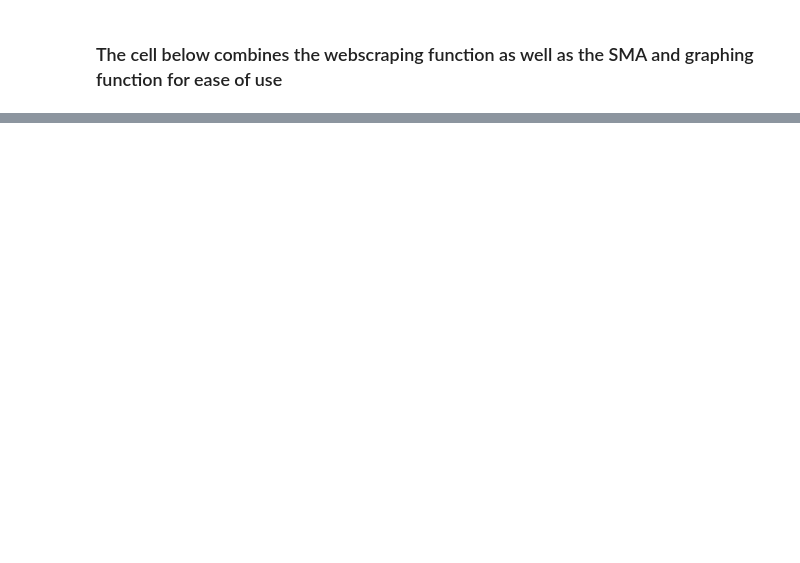
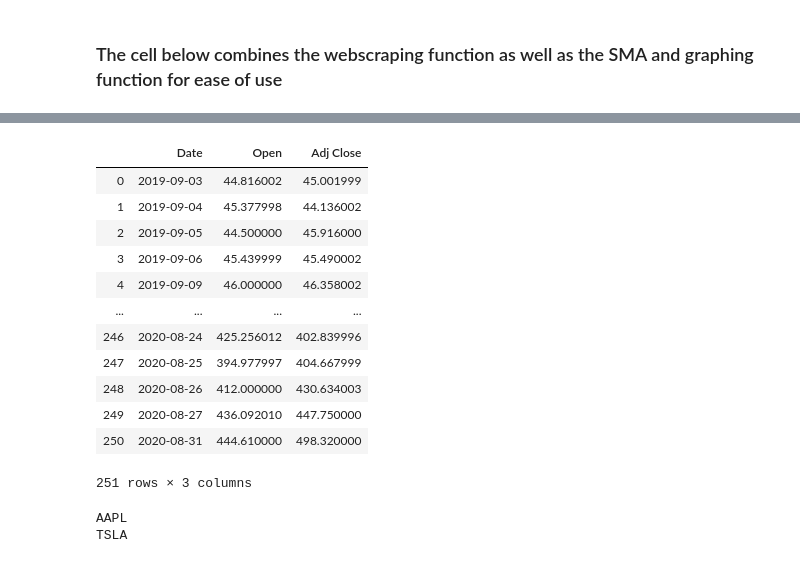
Before and after one commit to joseh4/Stock_market_monitoring, a Jupyter notebook: Creating_automated_chart.ipynb, the cells around one changed output, grey strips where cells are left out. Cells and saved outputs as stored; diff of their text form; code cells hidden in the pictures; blank space fills up the shorter version.

```diff
--- a/Creating_automated_chart.ipynb
+++ b/Creating_automated_chart.ipynb
@@ -283,0 +389,16 @@ pd.read_csv('AAPL.csv')
+# %%
+pd.read_csv('TSLA.csv')
+# %% [output]
+|  | Date | Open | Adj Close |
+| 0 | 2019-09-03 | 44.816002 | 45.001999 |
+| 1 | 2019-09-04 | 45.377998 | 44.136002 |
+| 2 | 2019-09-05 | 44.500000 | 45.916000 |
+| 3 | 2019-09-06 | 45.439999 | 45.490002 |
+| 4 | 2019-09-09 | 46.000000 | 46.358002 |
+| ... | ... | ... | ... |
+| 246 | 2020-08-24 | 425.256012 | 402.839996 |
+| 247 | 2020-08-25 | 394.977997 | 404.667999 |
+| 248 | 2020-08-26 | 412.000000 | 430.634003 |
+| 249 | 2020-08-27 | 436.092010 | 447.750000 |
+| 250 | 2020-08-31 | 444.610000 | 498.320000 |
+251 rows × 3 columns
@@ -283,0 +464,5 @@ pd.read_csv('AAPL.csv')
+# %%
+get_info()
+# %% [output]
+AAPL
+TSLA
```
Also changed, not shown: parts of 16 cells of this notebook.
